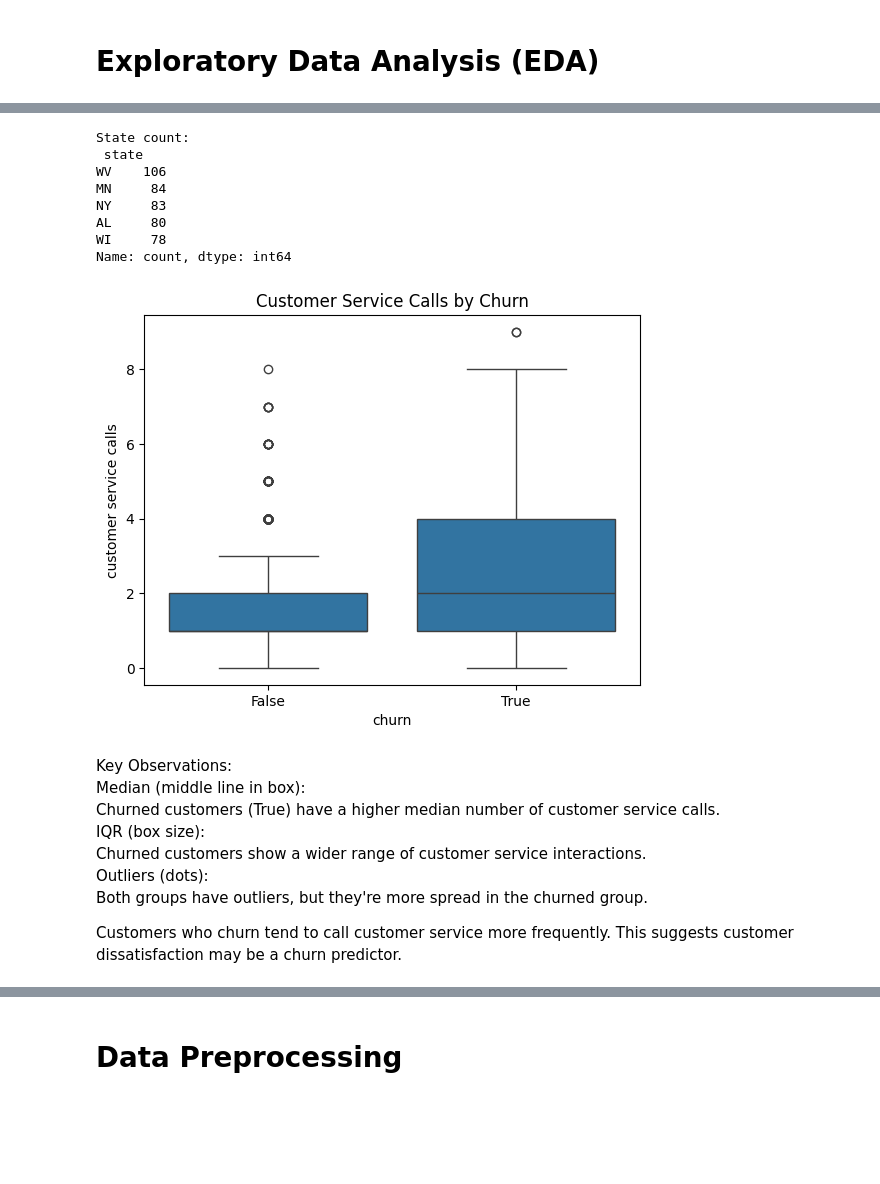
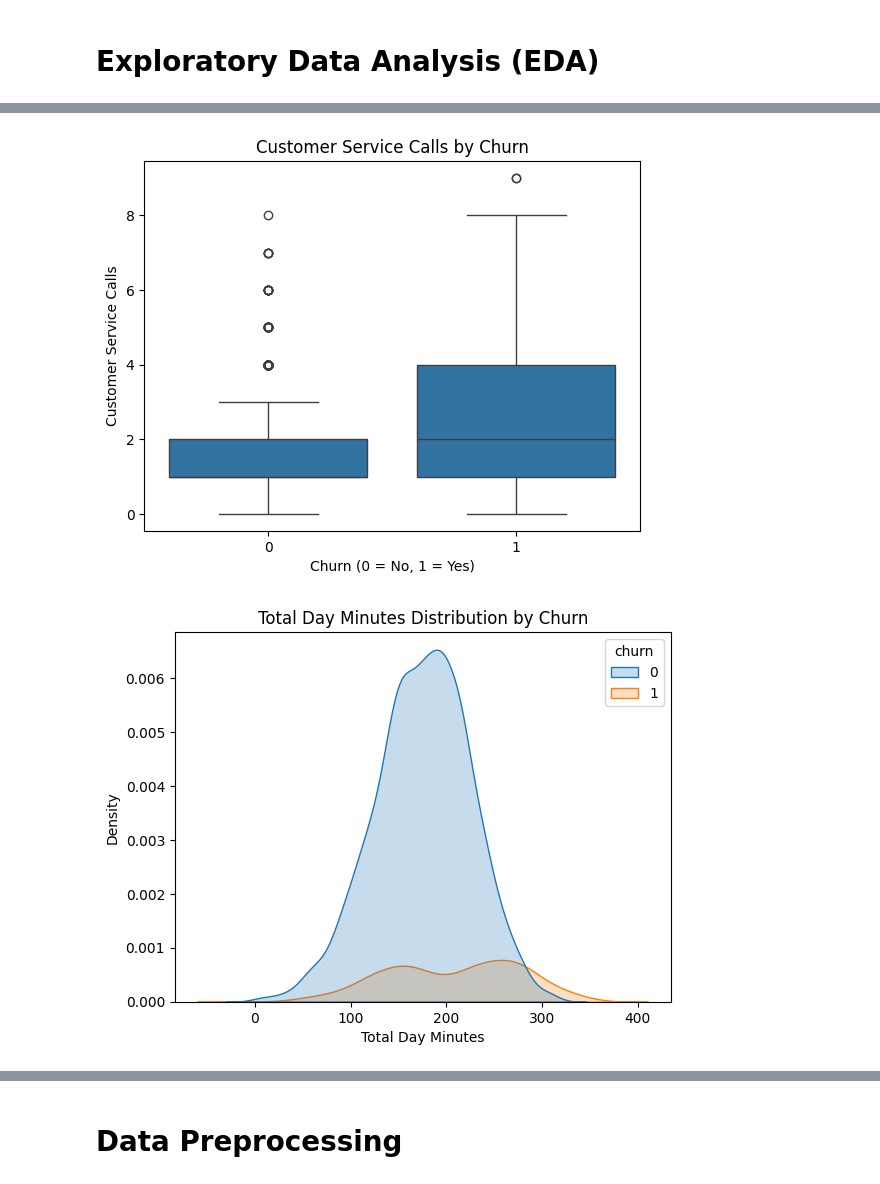
Before and after one commit to Makenaoo/phase_3_project, a Jupyter notebook: phase_3_project.ipynb, the cells around one changed output, grey strips where cells are left out. Drawn from its saved outputs; the diff is of its cells as text; code cells hidden in the pictures; blank space fills up the shorter version.

```diff
--- a/phase_3_project.ipynb
+++ b/phase_3_project.ipynb
@@ -117,29 +158,18 @@ plt.show()
 # %%
-# Value counts for high-cardinality categoricals
-print("State count:\n", telco_df['state'].value_counts().head())
-
-# Visual check for 'customer service calls'
+# Boxplot of customer service calls
 sns.boxplot(x='churn', y='customer service calls', data=telco_df)
 plt.title("Customer Service Calls by Churn")
+plt.xlabel("Churn (0 = No, 1 = Yes)")
+plt.ylabel("Customer Service Calls")
 plt.show()
 # %% [output]
-State count:
- state
-WV    106
-MN     84
-NY     83
-AL     80
-WI     78
-Name: count, dtype: int64
-[figure, old version]
+[figure, new version]
-# %% [markdown]
-Key Observations:
-Median (middle line in box):
-Churned customers (True) have a higher median number of customer service calls.
-IQR (box size):
-Churned customers show a wider range of customer service interactions.
-Outliers (dots):
-Both groups have outliers, but they're more spread in the churned group.
-
-Customers who churn tend to call customer service more frequently.
-This suggests customer dissatisfaction may be a churn predictor.
+# %%
+# KDE plot for total day minutes by churn
+sns.kdeplot(data=telco_df, x='total day minutes', hue='churn', fill=True)
+plt.title("Total Day Minutes Distribution by Churn")
+plt.xlabel("Total Day Minutes")
+plt.ylabel("Density")
+plt.show()
+# %% [output]
+[figure, added]
```
Also changed, not shown: parts of 32 cells of this notebook.
